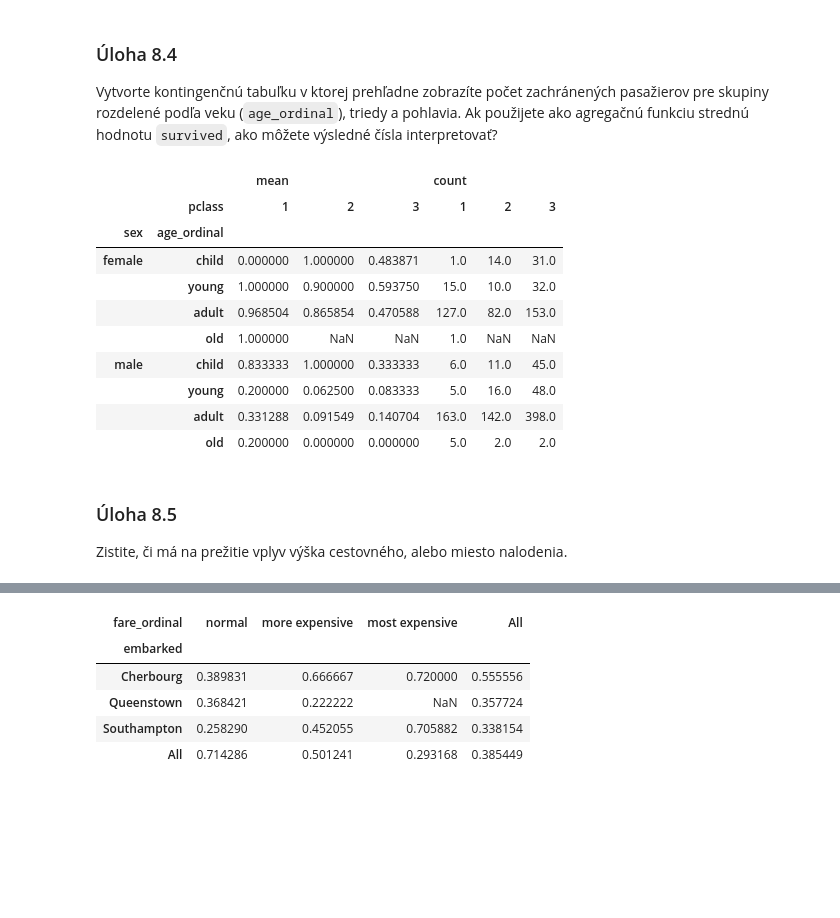
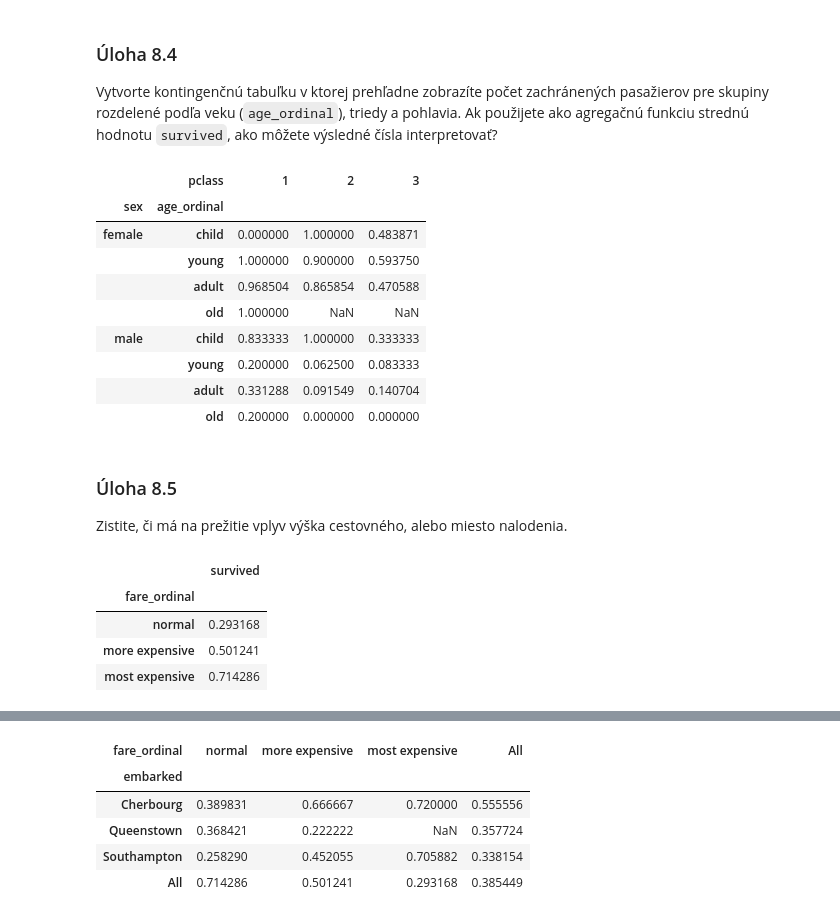
Before and after one commit to Konkolova/WDA, a Jupyter notebook: 8/notebooks/titanic1.ipynb, the cells around one changed output, grey strips where cells are left out. Drawn from its saved outputs; the diff is of its cells as text; code cells hidden in the pictures; blank space fills up the shorter version.

```diff
--- a/8/notebooks/titanic1.ipynb
+++ b/8/notebooks/titanic1.ipynb
@@ -366,7 +372,7 @@ pd.crosstab(index=[data["pclass"], data["fare_ordinal"]], columns=data["sex"])
 Odvoďte nový atribút `age_ordinal` diskretizovaním hodnôt `age` na intervaly 0-13, 13-19, 19-65, 65-maximálny vek s označeniami `child`, `young`, `adult`, `old`.
 # %%
 max_age = data["age"].max()
-data["age_ordinal"] = pd.cut(data["age"], bins=[0,13,19,65,max_age], labels=["child", "young", "adult", "old"])
+data["age_ordinal"] = pd.cut(data["age"],include_lowest=True, bins=[0,13,19,65,max_age], labels=["child", "young", "adult", "old"])
 data["age_ordinal"].value_counts()
 # %% [output]
 adult    1065
@@ -402,19 +408,26 @@ pd.crosstab(index=data["title"], columns=data["sex"])
 ### Úloha 8.4
 Vytvorte kontingenčnú tabuľku v ktorej prehľadne zobrazíte počet zachránených pasažierov pre skupiny rozdelené podľa veku (`age_ordinal`), triedy a pohlavia. Ak použijete ako agregačnú funkciu strednú hodnotu `survived`, ako môžete výsledné čísla interpretovať?
 # %%
-pd.pivot_table(data, index=["sex", "age_ordinal"], columns="pclass", values="survived", aggfunc=["mean","count"])
+pd.pivot_table(data, index=["sex", "age_ordinal"], columns="pclass", values="survived", aggfunc="mean")
 # %% [output]
-|  |  | mean |  |  | count |  |  |
-|  | pclass | 1 | 2 | 3 | 1 | 2 | 3 |
-| sex | age_ordinal |  |  |  |  |  |  |
-| female | child | 0.000000 | 1.000000 | 0.483871 | 1.0 | 14.0 | 31.0 |
-|  | young | 1.000000 | 0.900000 | 0.593750 | 15.0 | 10.0 | 32.0 |
-|  | adult | 0.968504 | 0.865854 | 0.470588 | 127.0 | 82.0 | 153.0 |
-|  | old | 1.000000 | NaN | NaN | 1.0 | NaN | NaN |
-| male | child | 0.833333 | 1.000000 | 0.333333 | 6.0 | 11.0 | 45.0 |
-|  | young | 0.200000 | 0.062500 | 0.083333 | 5.0 | 16.0 | 48.0 |
-|  | adult | 0.331288 | 0.091549 | 0.140704 | 163.0 | 142.0 | 398.0 |
-|  | old | 0.200000 | 0.000000 | 0.000000 | 5.0 | 2.0 | 2.0 |
+|  | pclass | 1 | 2 | 3 |
+| sex | age_ordinal |  |  |  |
+| female | child | 0.000000 | 1.000000 | 0.483871 |
+|  | young | 1.000000 | 0.900000 | 0.593750 |
+|  | adult | 0.968504 | 0.865854 | 0.470588 |
+|  | old | 1.000000 | NaN | NaN |
+| male | child | 0.833333 | 1.000000 | 0.333333 |
+|  | young | 0.200000 | 0.062500 | 0.083333 |
+|  | adult | 0.331288 | 0.091549 | 0.140704 |
+|  | old | 0.200000 | 0.000000 | 0.000000 |
 # %% [markdown]
 ### Úloha 8.5
 Zistite, či má na prežitie vplyv výška cestovného, alebo miesto nalodenia.
+# %%
+pd.pivot_table(data, index="fare_ordinal", values="survived", aggfunc="mean")
+# %% [output]
+|  | survived |
+| fare_ordinal |  |
+| normal | 0.293168 |
+| more expensive | 0.501241 |
+| most expensive | 0.714286 |
```
Also changed, not shown: parts of 5 cells of this notebook.
